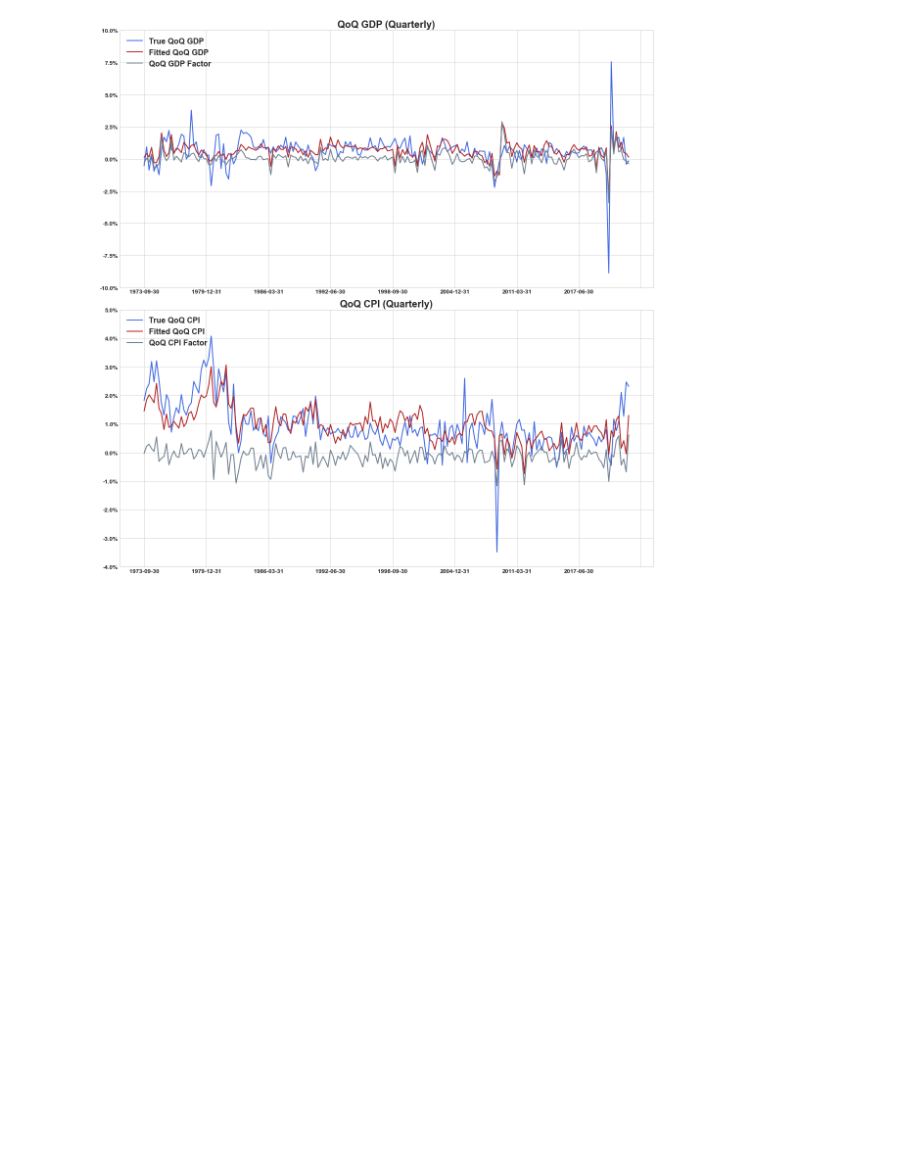
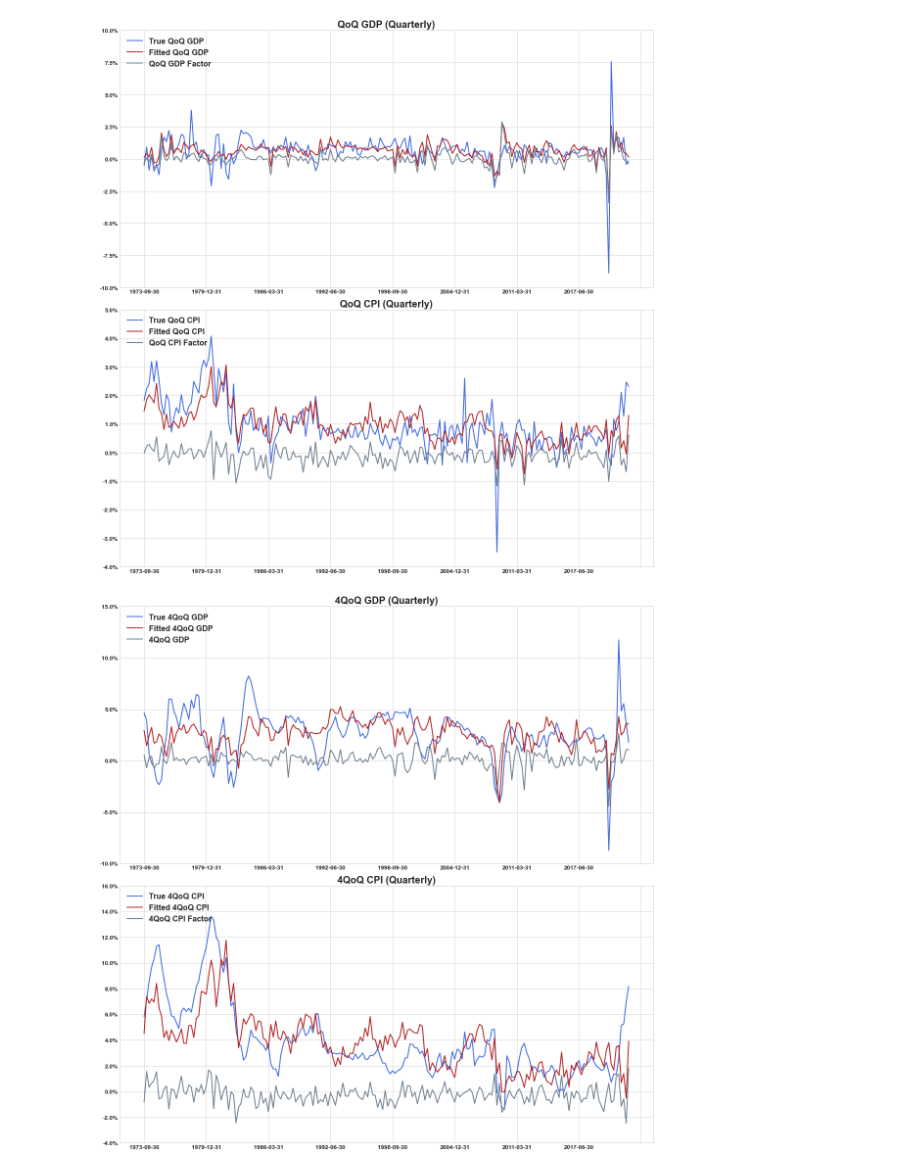
Before and after one commit to santoromano/Macro-Cross-Sectional-Analysis, a Jupyter notebook: mimicking_portfolios.ipynb, the cells around one changed output. Cells and saved outputs as stored; diff of their text form; code cells hidden in the pictures; blank space fills up the shorter version.

Commit message:
Added graph

```diff
--- a/mimicking_portfolios.ipynb
+++ b/mimicking_portfolios.ipynb
@@ -710,3 +705,32 @@ fig.tight_layout()
 plt.show()
 # %% [output]
 [figure]
+# %%
+fig, ax = plt.subplots(2, 1, figsize=(16,16))
+
+ax1 = quarterly_data["true_gdp_4qoq"].plot(ax=ax[0], legend=True, label="True 4QoQ GDP", color='royalblue', linewidth=2)
+ax1 = quarterly_data["fitted_gdp_4qoq"].plot(ax=ax[0], legend=True, label="Fitted 4QoQ GDP", color='firebrick', linewidth=2)
+ax1 = quarterly_data["gdp_4qoq_factor"].plot(ax=ax[0], legend=True, label="4QoQ GDP", color='slategrey', linewidth=2)
+ax1.set_title('4QoQ GDP (Quarterly)', fontsize=20, weight='bold')
+ax1.legend(loc=2, fontsize=16)
+ax1.set_xlabel("")
+ax1.set_yticks(ax1.get_yticks())
+y_labels = ax1.get_yticks()
+ax1.set_yticklabels([f'{x:0.1%}' for x in y_labels])
+
+
+ax2 = quarterly_data["true_cpi_4qoq"].plot(ax=ax[1], legend=True, label="True 4QoQ CPI", color='royalblue', linewidth=2)
+ax2 = quarterly_data["fitted_cpi_4qoq"].plot(ax=ax[1], legend=True, label="Fitted 4QoQ CPI", color='firebrick', linewidth=2)
+ax2 = quarterly_data["cpi_4qoq_factor"].plot(ax=ax[1], legend=True, label="4QoQ CPI Factor", color='slategrey', linewidth=2)
+ax2.set_title('4QoQ CPI (Quarterly)', fontsize=20, weight='bold')
+ax2.legend(loc=2, fontsize=16)
+ax2.set_xlabel("")
+ax2.set_yticks(ax2.get_yticks())
+y_labels = ax2.get_yticks()
+ax2.set_yticklabels([f'{x:0.1%}' for x in y_labels])
+
+# fig.savefig('quarterly_factors_4.jpg')
+fig.tight_layout()
+plt.show()
+# %% [output]
+[figure, added]
```
Also changed, not shown: parts of 2 cells of this notebook.
